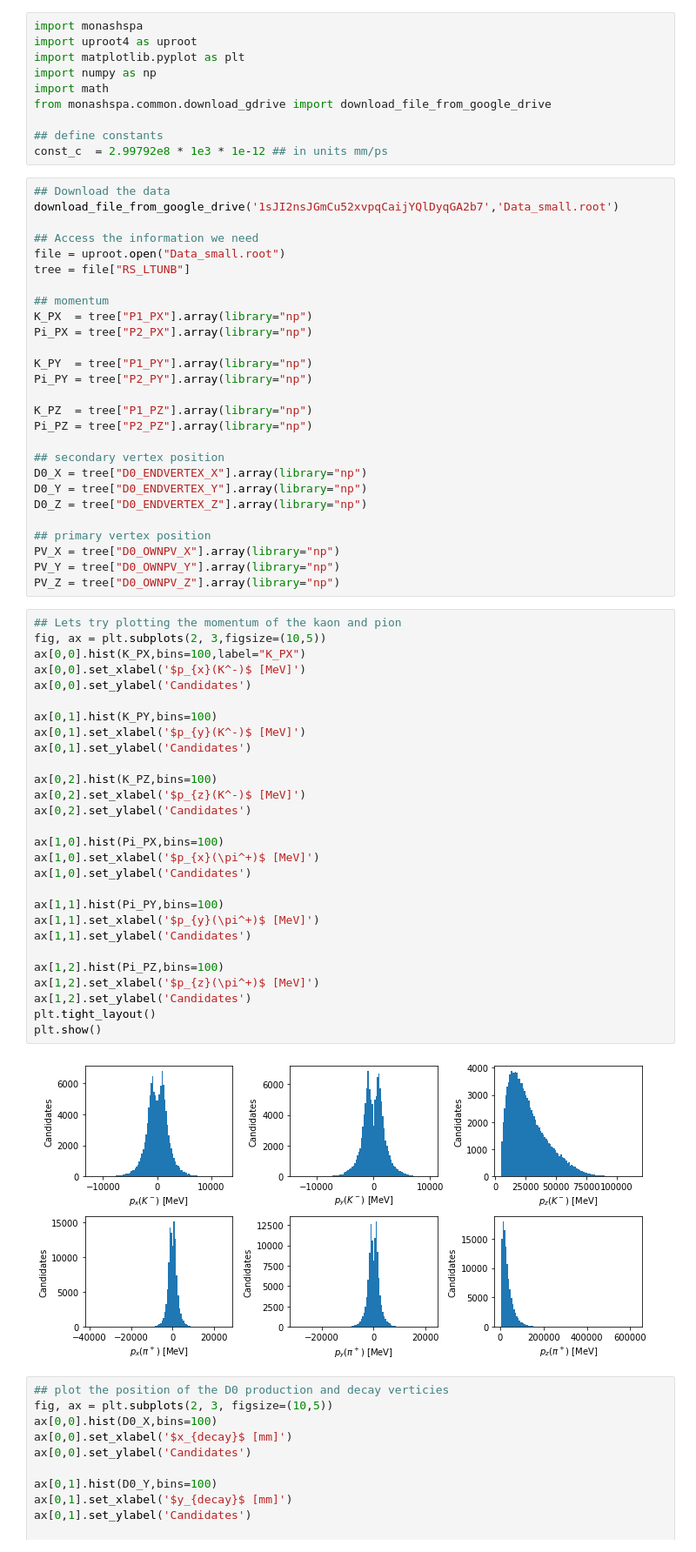
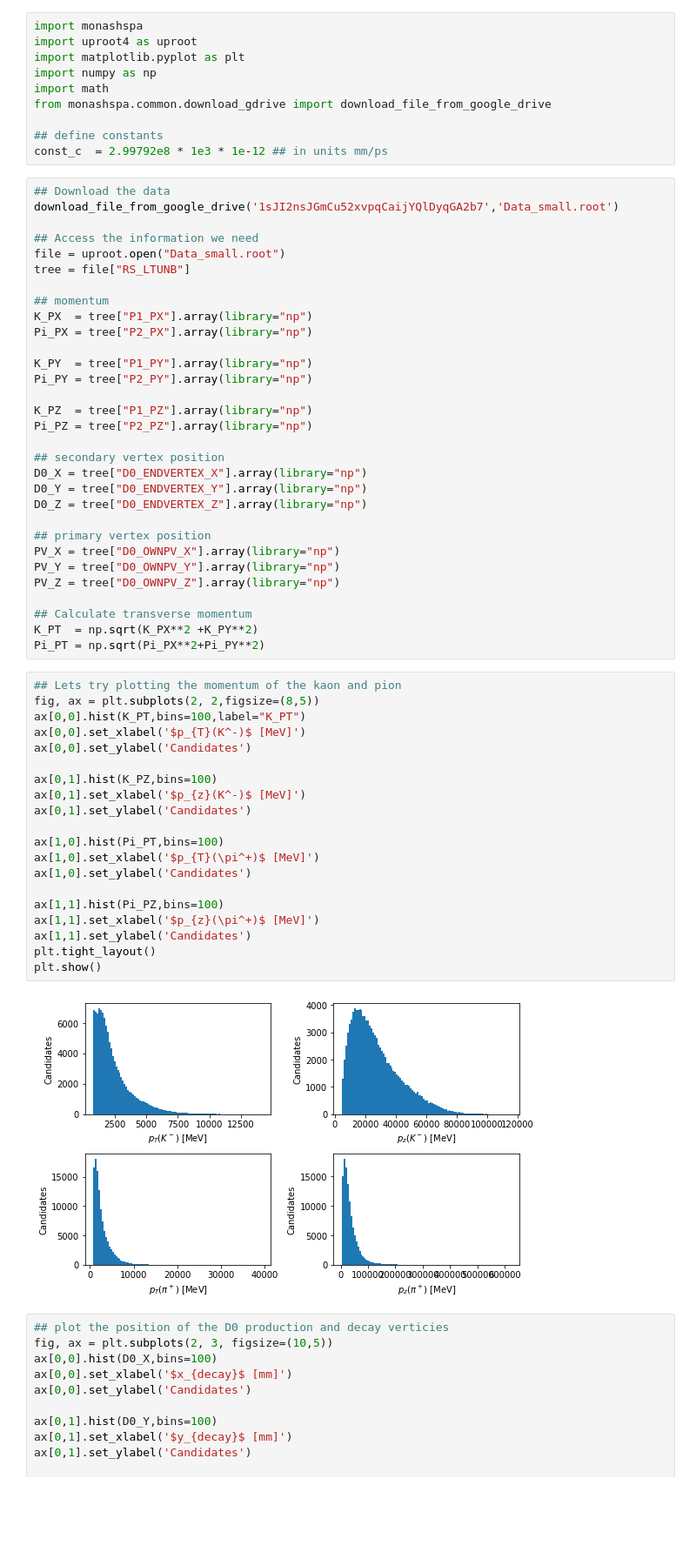
Before and after one commit to Monash-University-Physics-Astronomy/monashspa, a Jupyter notebook: monashspa/PHS3302/d0_lifetime/d0_lifetime.ipynb, the cells around one changed output. Shown: that part at 87% size. Drawn from its saved outputs; the diff is of its cells as text; blank space fills up the shorter version.

```diff
--- a/monashspa/PHS3302/d0_lifetime/d0_lifetime.ipynb
+++ b/monashspa/PHS3302/d0_lifetime/d0_lifetime.ipynb
@@ -58,36 +58,32 @@ D0_Z = tree["D0_ENDVERTEX_Z"].array(library="np")
 PV_X = tree["D0_OWNPV_X"].array(library="np")
 PV_Y = tree["D0_OWNPV_Y"].array(library="np")
 PV_Z = tree["D0_OWNPV_Z"].array(library="np")
+
+## Calculate transverse momentum
+K_PT  = np.sqrt(K_PX**2 +K_PY**2)
+Pi_PT = np.sqrt(Pi_PX**2+Pi_PY**2)
 # %%
 ## Lets try plotting the momentum of the kaon and pion
-fig, ax = plt.subplots(2, 3,figsize=(10,5))
-ax[0,0].hist(K_PX,bins=100,label="K_PX")
-ax[0,0].set_xlabel('$p_{x}(K^-)$ [MeV]')
+fig, ax = plt.subplots(2, 2,figsize=(8,5))
+ax[0,0].hist(K_PT,bins=100,label="K_PT")
+ax[0,0].set_xlabel('$p_{T}(K^-)$ [MeV]')
 ax[0,0].set_ylabel('Candidates')
 
-ax[0,1].hist(K_PY,bins=100)
-ax[0,1].set_xlabel('$p_{y}(K^-)$ [MeV]')
+ax[0,1].hist(K_PZ,bins=100)
+ax[0,1].set_xlabel('$p_{z}(K^-)$ [MeV]')
 ax[0,1].set_ylabel('Candidates')
 
-ax[0,2].hist(K_PZ,bins=100)
-ax[0,2].set_xlabel('$p_{z}(K^-)$ [MeV]')
-ax[0,2].set_ylabel('Candidates')
-
-ax[1,0].hist(Pi_PX,bins=100)
-ax[1,0].set_xlabel('$p_{x}(\pi^+)$ [MeV]')
+ax[1,0].hist(Pi_PT,bins=100)
+ax[1,0].set_xlabel('$p_{T}(\pi^+)$ [MeV]')
 ax[1,0].set_ylabel('Candidates')
 
-ax[1,1].hist(Pi_PY,bins=100)
-ax[1,1].set_xlabel('$p_{y}(\pi^+)$ [MeV]')
+ax[1,1].hist(Pi_PZ,bins=100)
+ax[1,1].set_xlabel('$p_{z}(\pi^+)$ [MeV]')
 ax[1,1].set_ylabel('Candidates')
-
-ax[1,2].hist(Pi_PZ,bins=100)
-ax[1,2].set_xlabel('$p_{z}(\pi^+)$ [MeV]')
-ax[1,2].set_ylabel('Candidates')
 plt.tight_layout()
 plt.show()
 # %% [output]
-[figure, old version]
+[figure, new version]
 # %%
 ## plot the position of the D0 production and decay verticies
 fig, ax = plt.subplots(2, 3, figsize=(10,5))
```
Also changed, not shown: parts of 9 cells of this notebook, 1 other file.
